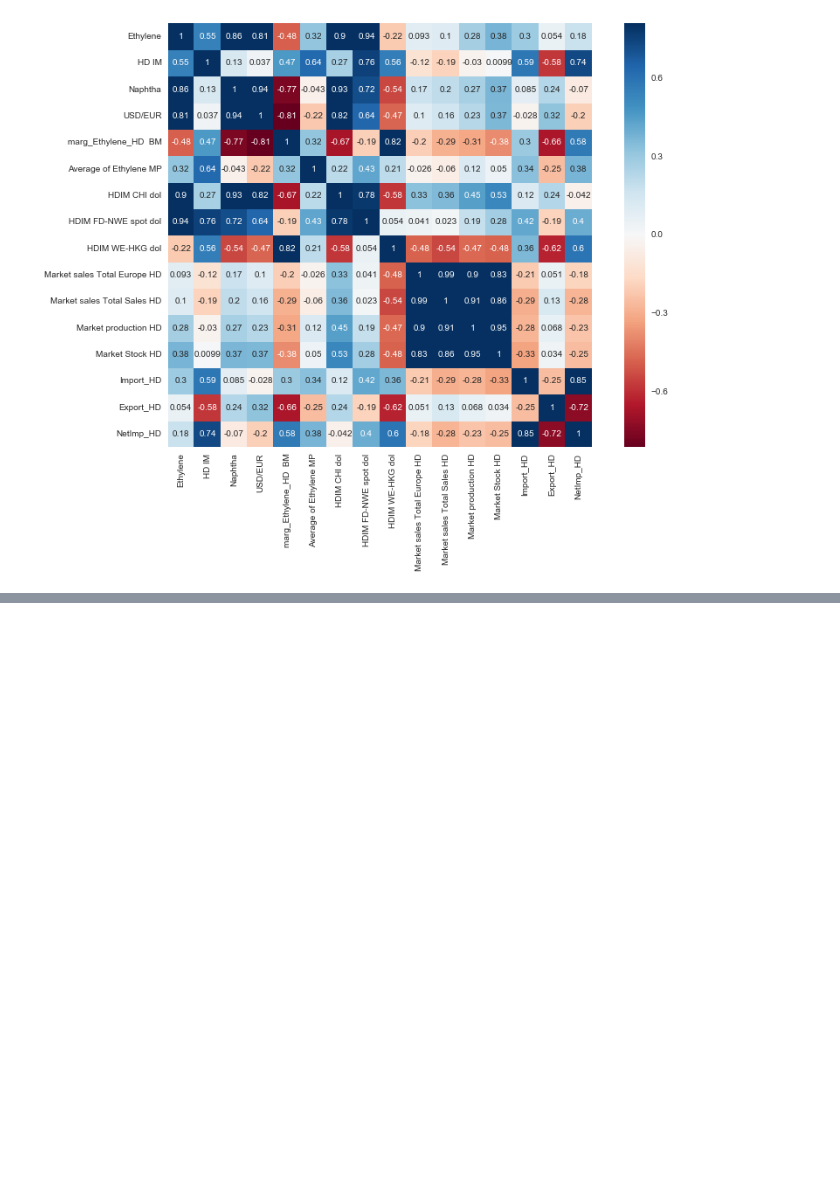
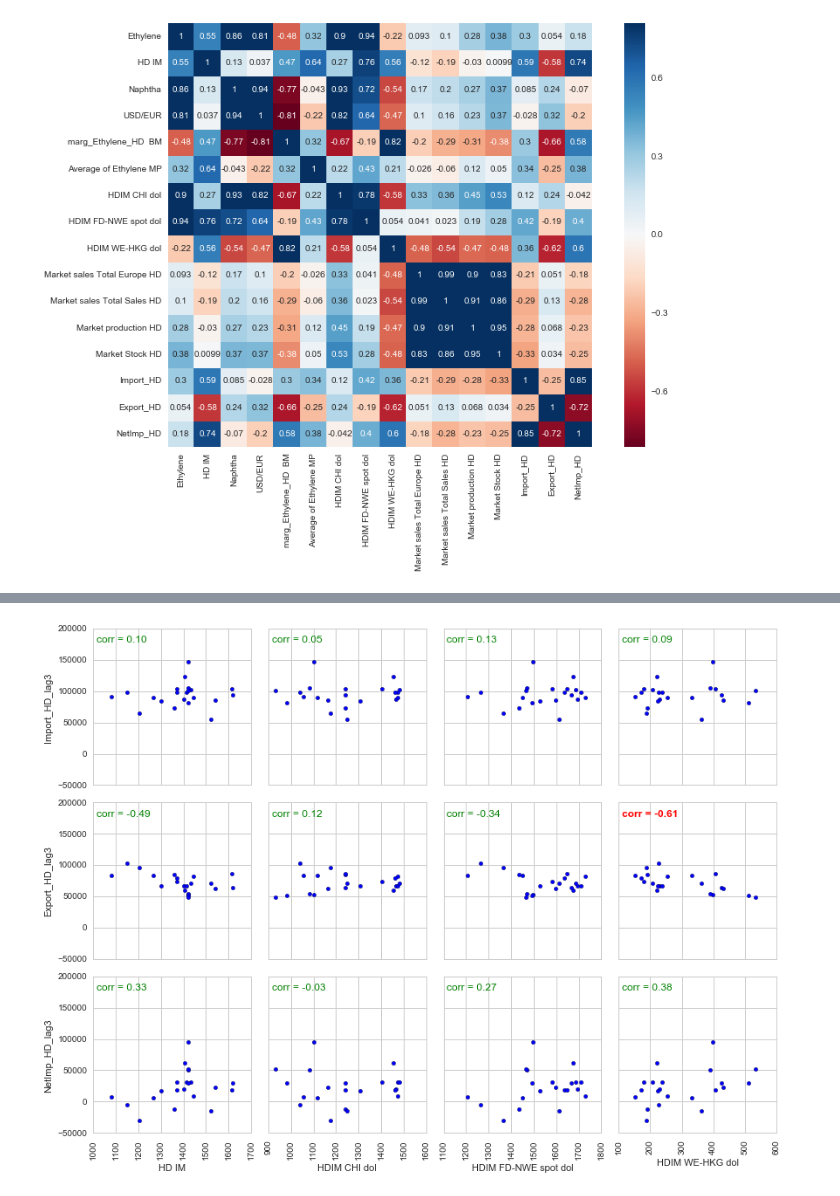
Before and after one commit to clijda/PO-Margin, a Jupyter notebook: Data Analysis PE-HD Market Drivers.ipynb, the cells around one changed output, grey strips where cells are left out. Drawn from its saved outputs; the diff is of its cells as text; code cells hidden in the pictures; blank space fills up the shorter version.

```diff
--- a/Data Analysis PE-HD Market Drivers.ipynb
+++ b/Data Analysis PE-HD Market Drivers.ipynb
@@ -154,0 +149,6 @@ plt.show()
+# %%
+row = [df.columns.values.tolist()[b]+"_lag3" for b in [14,15,16]]
+col = ['HD IM','HDIM CHI dol', 'HDIM FD-NWE spot dol', 'HDIM WE-HKG dol']
+plotDataRelations(row, col)
+# %% [output]
+[figure, added]
```
Also changed, not shown: parts of 8 cells of this notebook.
